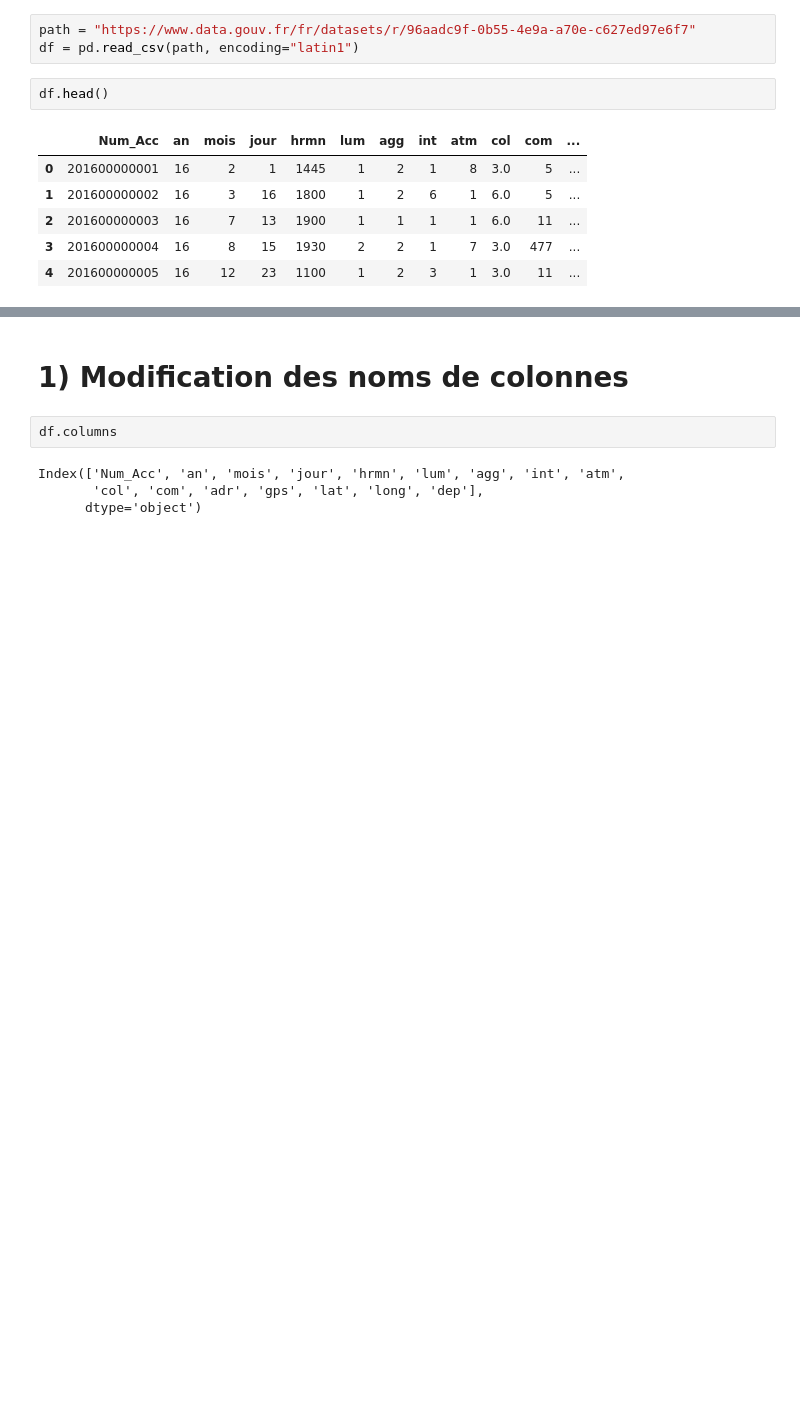
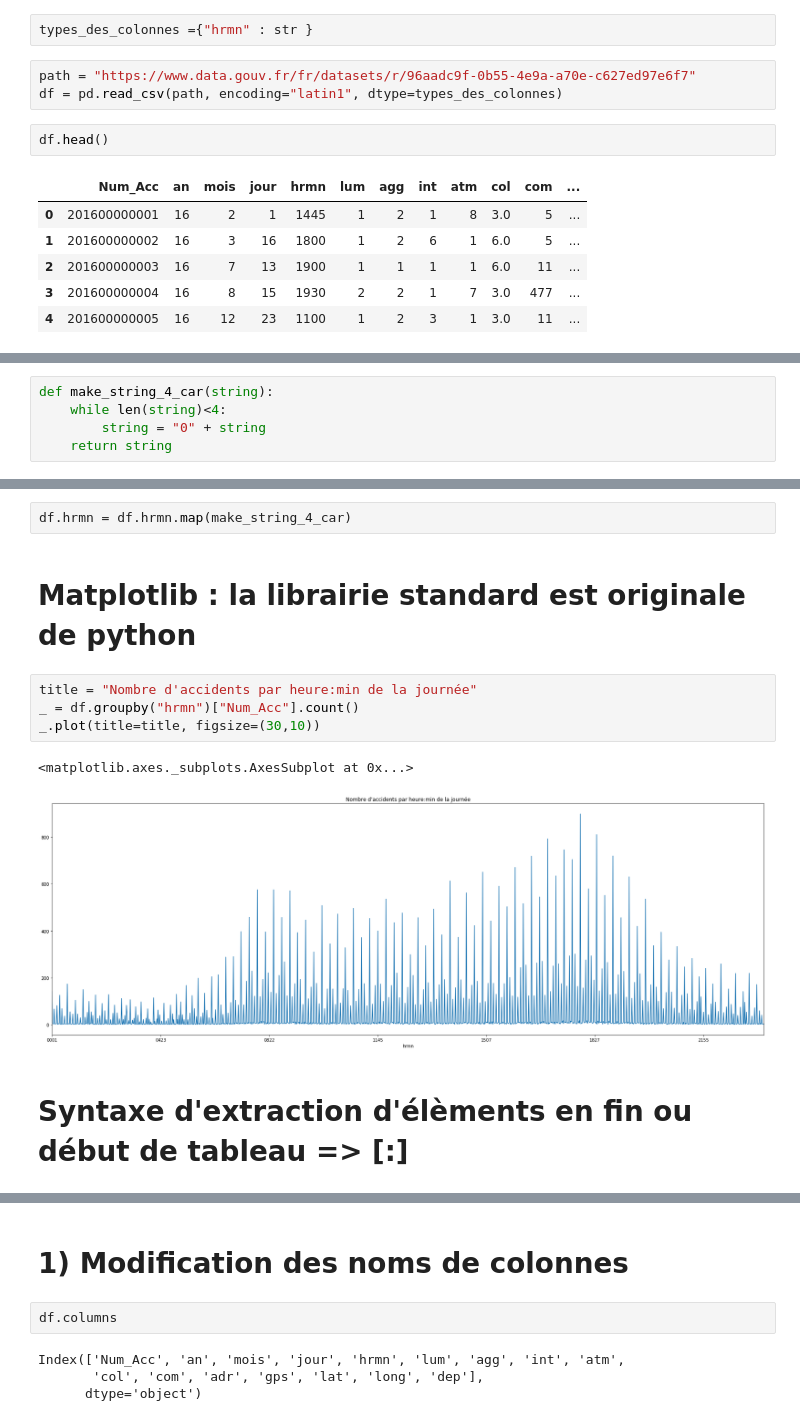
Before and after one commit to romainjouin/formation_python, a Jupyter notebook: 20180914_TD_Python.ipynb, the cells around one changed output, grey strips where cells are left out. Saved outputs shown, nothing was run; the diff lists cells and outputs as text; blank space fills up the shorter version.

```diff
--- a/20180914_TD_Python.ipynb
+++ b/20180914_TD_Python.ipynb
@@ -48,9 +49,11 @@ https://www.data.gouv.fr/fr/datasets/r/08b77510-39c4-4761-bf02-19457264790f
 https://www.data.gouv.fr/fr/datasets/r/96aadc9f-0b55-4e9a-a70e-c627ed97e6f7
 # %%
 import pandas as pd
+# %%
+types_des_colonnes ={"hrmn" : str }
 # %%
 path = "https://www.data.gouv.fr/fr/datasets/r/96aadc9f-0b55-4e9a-a70e-c627ed97e6f7"
-df = pd.read_csv(path, encoding="latin1")
+df = pd.read_csv(path, encoding="latin1", dtype=types_des_colonnes)
 # %%
 df.head()
 # %% [output]
@@ -62,0 +86,5 @@ df.head()
+# %%
+def make_string_4_car(string):
+    while len(string)<4:
+        string = "0" + string
+    return string
@@ -62,0 +104,13 @@ df.head()
+# %%
+df.hrmn = df.hrmn.map(make_string_4_car)
+# %% [markdown]
+# Matplotlib : la librairie standard est originale de python
+# %%
+title = "Nombre d'accidents par heure:min de la journée"
+_ = df.groupby("hrmn")["Num_Acc"].count()
+_.plot(title=title, figsize=(30,10))
+# %% [output]
+<matplotlib.axes._subplots.AxesSubplot at 0x...>
+[figure, added]
+# %% [markdown]
+# Syntaxe d'extraction d'élèments en fin ou début de tableau => [:]
```
Also changed, not shown: parts of 25 cells of this notebook.
